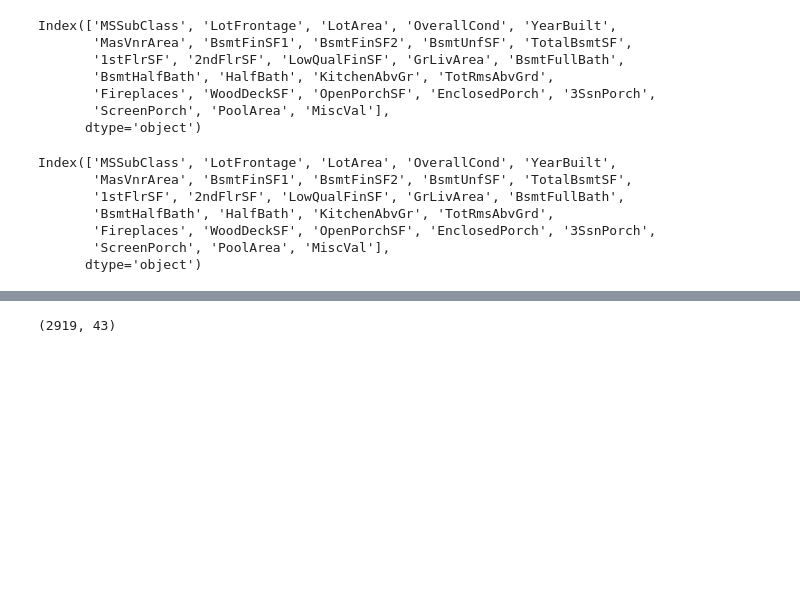
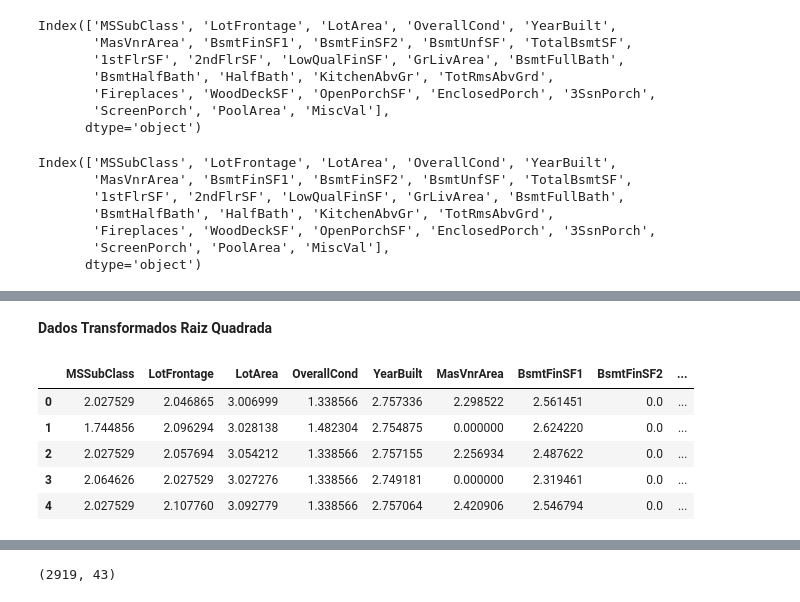
Before and after one commit to nilberthsouza/HousePricingPredict, a Jupyter notebook: Predict House Price and EDA.ipynb, the cells around one changed output, grey strips where cells are left out. Drawn from its saved outputs; the diff is of its cells as text; code cells hidden in the pictures; blank space fills up the shorter version.

```diff
--- a/Predict House Price and EDA.ipynb
+++ b/Predict House Price and EDA.ipynb
@@ -417,0 +466,18 @@ skew_features = np.log1p(skew_features)
+# %% [markdown]
+**Dados Transformados Raiz Quadrada**
+# %%
+sqrtfeatures.fillna(0,inplace=True)
+
+
+
+for i in sqrtfeatures.columns:
+  sqrtfeatures[str(i)] = sqrtfeatures[str(i)].map(lambda a: 0 if a == -np.inf else a)
+
+sqrtfeatures.head()
+# %% [output]
+|  | MSSubClass | LotFrontage | LotArea | OverallCond | YearBuilt | MasVnrArea | BsmtFinSF1 | BsmtFinSF2 | ... |
+| 0 | 2.027529 | 2.046865 | 3.006999 | 1.338566 | 2.757336 | 2.298522 | 2.561451 | 0.0 | ... |
+| 1 | 1.744856 | 2.096294 | 3.028138 | 1.482304 | 2.754875 | 0.000000 | 2.624220 | 0.0 | ... |
+| 2 | 2.027529 | 2.057694 | 3.054212 | 1.338566 | 2.757155 | 2.256934 | 2.487622 | 0.0 | ... |
+| 3 | 2.064626 | 2.027529 | 3.027276 | 1.338566 | 2.749181 | 0.000000 | 2.319461 | 0.0 | ... |
+| 4 | 2.027529 | 2.107760 | 3.092779 | 1.338566 | 2.757064 | 2.420906 | 2.546794 | 0.0 | ... |
```
Also changed, not shown: parts of 11 cells of this notebook.
